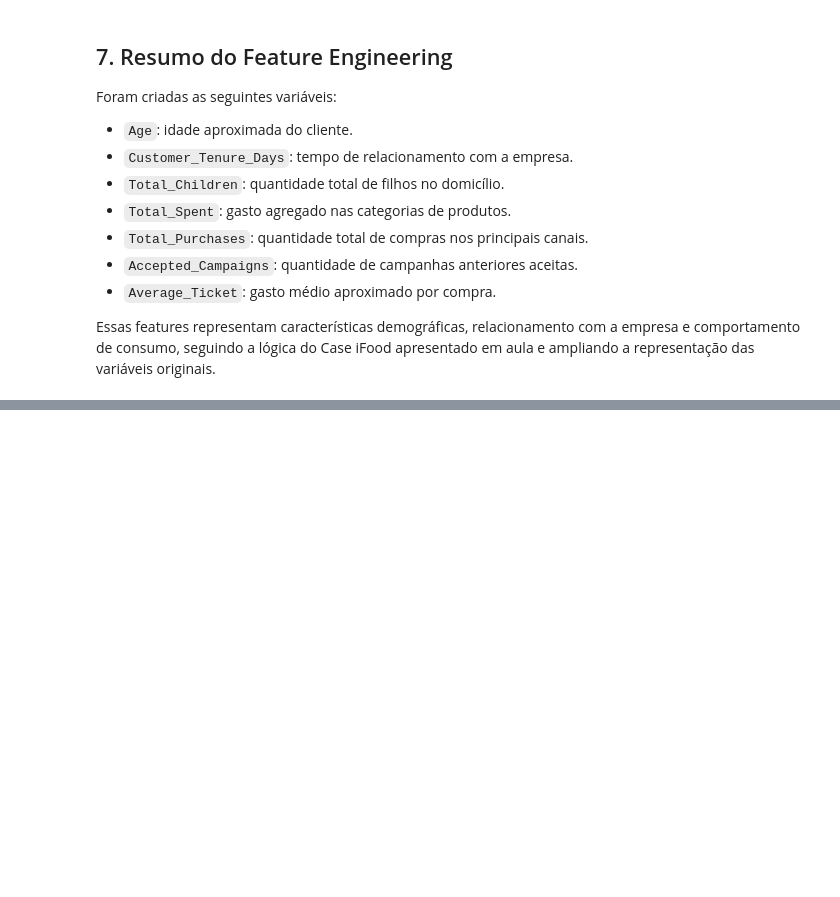
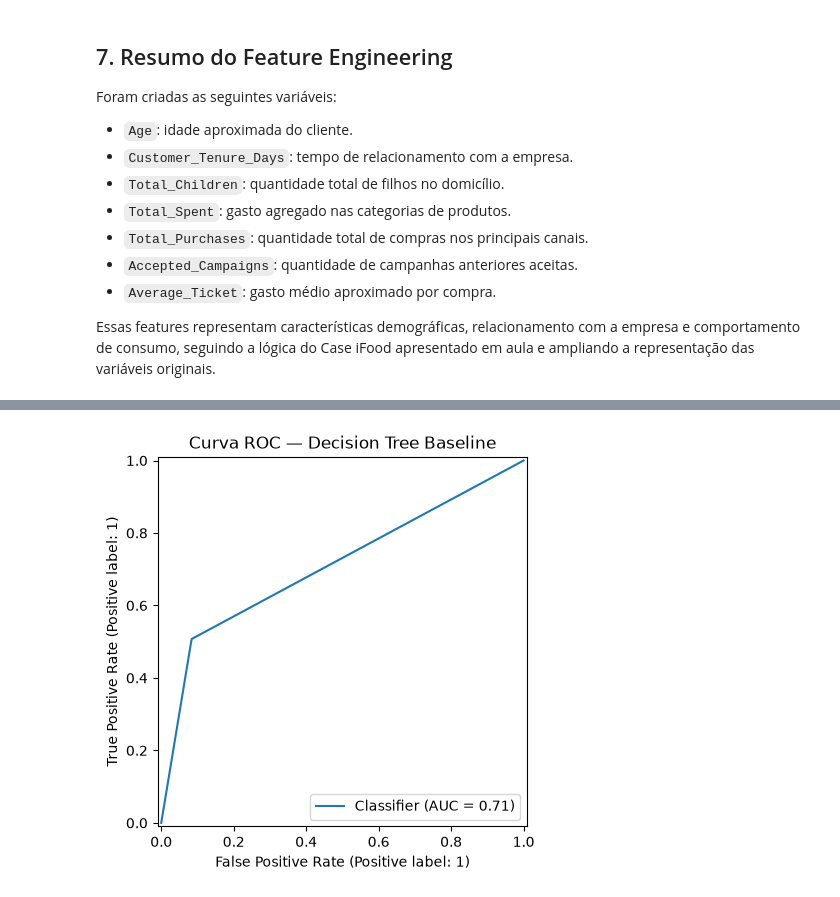
Before and after one commit to matheusrcp14-hub/CP4-Case-iFood, a Jupyter notebook: CP4_IFOOD/notebook/CP4_iFood_ML.ipynb, the cells around one changed output, grey strips where cells are left out. Cells and saved outputs as stored; diff of their text form; code cells hidden in the pictures; blank space fills up the shorter version.

```diff
--- a/CP4_IFOOD/notebook/CP4_iFood_ML.ipynb
+++ b/CP4_IFOOD/notebook/CP4_iFood_ML.ipynb
@@ -498,0 +577,14 @@ Essas features representam características demográficas, relacionamento com a
+# %%
+categorical_features = X_train.select_dtypes(
+    include=["object", "category"]
+).columns.tolist()
+
+numeric_features = X_train.select_dtypes(
+    include=[np.number]
+).columns.tolist()
+
+print("Variáveis categóricas:")
+print(categorical_features)
+
+print("\nQuantidade de variáveis numéricas:")
+print(len(numeric_features))
@@ -498,0 +777,10 @@ Essas features representam características demográficas, relacionamento com a
+# %%
+RocCurveDisplay.from_predictions(
+    y_test,
+    y_proba_baseline
+)
+
+plt.title("Curva ROC — Decision Tree Baseline")
+plt.show()
+# %% [output]
+[figure, added]
```
Also changed, not shown: parts of 33 cells of this notebook.
